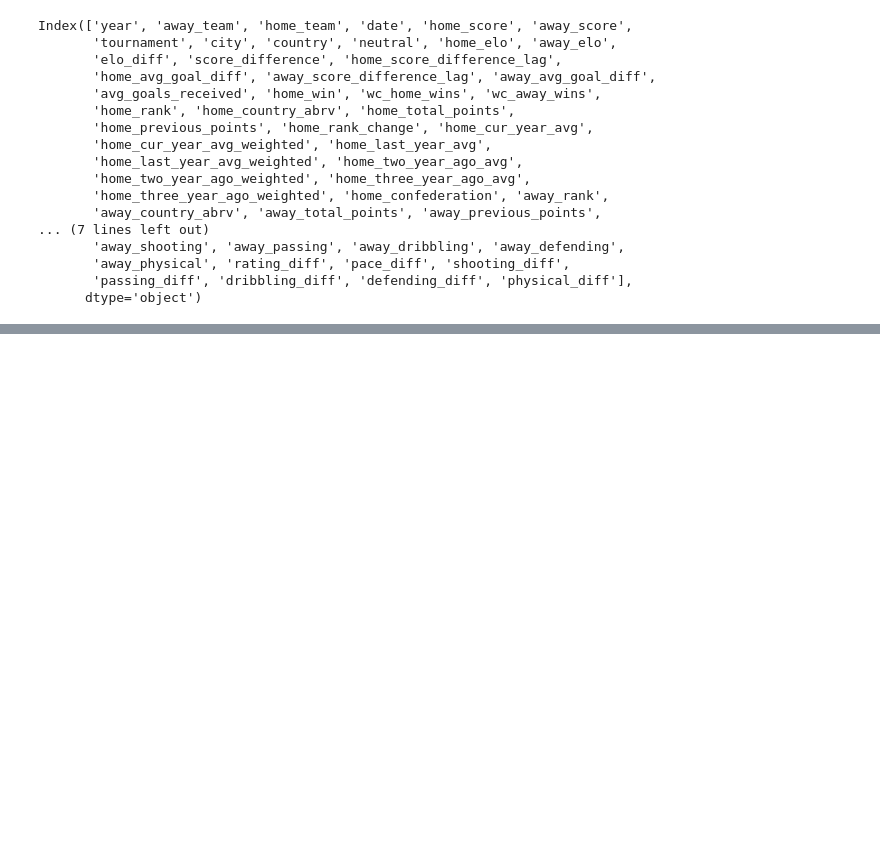
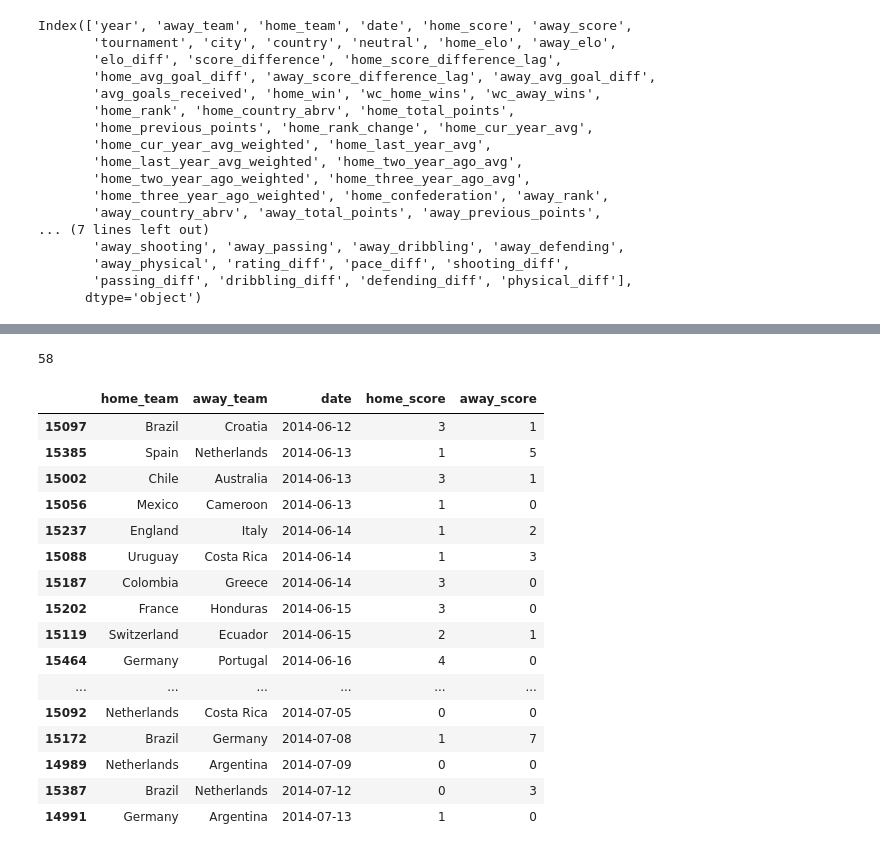
Before and after one commit to Villux/world_cup, a Jupyter notebook: world_cup_predictor.ipynb, the cells around one changed output, grey strips where cells are left out. Saved outputs shown, nothing was run; the diff lists cells and outputs as text; code cells hidden in the pictures; blank space fills up the shorter version.

```diff
--- a/world_cup_predictor.ipynb
+++ b/world_cup_predictor.ipynb
@@ -106,7 +106,3 @@ def get_median_goals(row):
         'away_goal_mean': away_goal_median
     })
 dataset = pd.concat([dataset, dataset.apply(get_median_goals, axis=1)], axis=1)
-# %%
-dataset["rank_diff_year_ago"] = dataset["home_last_year_avg"] - dataset["away_last_year_avg"]
-dataset["rank_diff_two_year_ago"] = dataset["home_two_year_ago_avg"] - dataset["away_two_year_ago_avg"]
-dataset["rank_diff_three_year_ago"] = dataset["home_three_year_ago_avg"] - dataset["away_three_year_ago_avg"]
@@ -667,0 +825,27 @@ all_games
+# %%
+# Simulate world cup 2014
+
+wc2014 = dataset[(dataset['tournament'] == "FIFA World Cup") &
+                    (dataset['date'] > "2013-01-01") &
+                   (dataset['date'] < "2015-01-01")]
+print(len(wc2014))
+wc2014[["home_team", "away_team", "date", "home_score", "away_score"]].sort_values(by='date')
+# %% [output]
+58
+|  | home_team | away_team | date | home_score | away_score |
+| 15097 | Brazil | Croatia | 2014-06-12 | 3 | 1 |
+| 15385 | Spain | Netherlands | 2014-06-13 | 1 | 5 |
+| 15002 | Chile | Australia | 2014-06-13 | 3 | 1 |
+| 15056 | Mexico | Cameroon | 2014-06-13 | 1 | 0 |
+| 15237 | England | Italy | 2014-06-14 | 1 | 2 |
+| 15088 | Uruguay | Costa Rica | 2014-06-14 | 1 | 3 |
+| 15187 | Colombia | Greece | 2014-06-14 | 3 | 0 |
+| 15202 | France | Honduras | 2014-06-15 | 3 | 0 |
+| 15119 | Switzerland | Ecuador | 2014-06-15 | 2 | 1 |
+| 15464 | Germany | Portugal | 2014-06-16 | 4 | 0 |
+| ... | ... | ... | ... | ... | ... |
+| 15092 | Netherlands | Costa Rica | 2014-07-05 | 0 | 0 |
+| 15172 | Brazil | Germany | 2014-07-08 | 1 | 7 |
+| 14989 | Netherlands | Argentina | 2014-07-09 | 0 | 0 |
+| 15387 | Brazil | Netherlands | 2014-07-12 | 0 | 3 |
+| 14991 | Germany | Argentina | 2014-07-13 | 1 | 0 |
```
Also changed, not shown: parts of 27 cells of this notebook.
